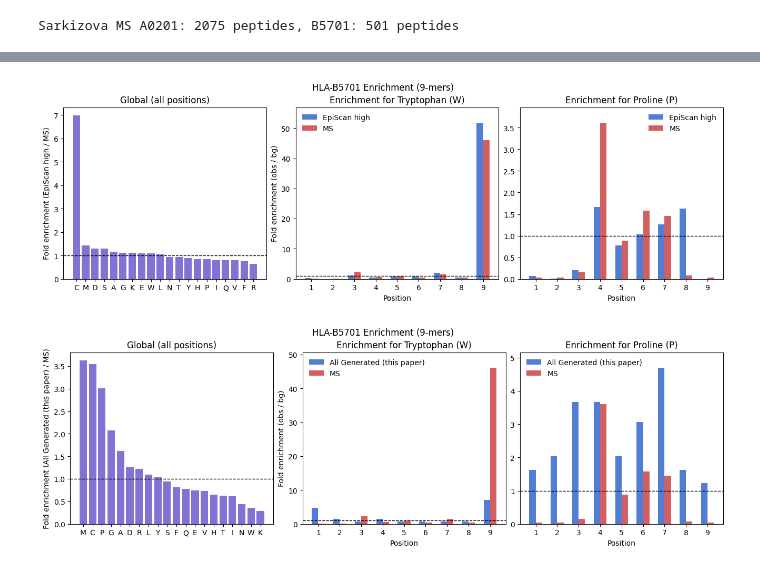
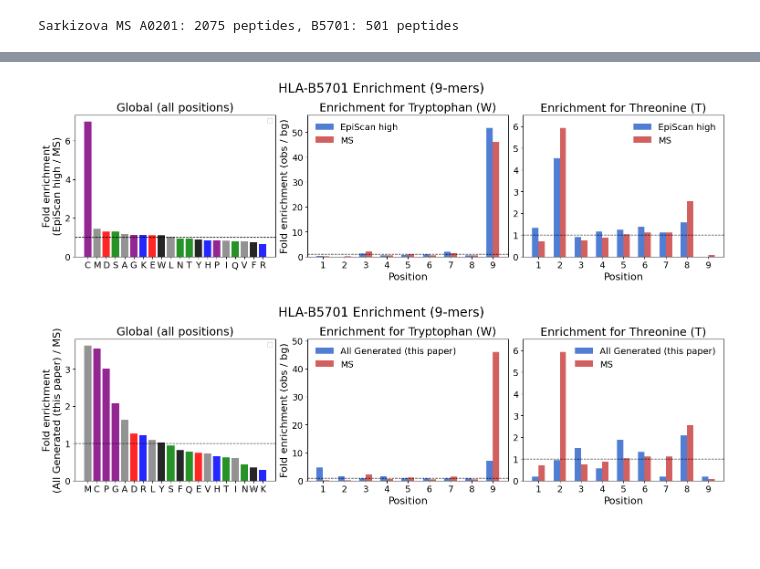
Before and after one commit to sermare/struct-mhc-dev, a Jupyter notebook: jupyter-notebook/02_baseline_with_EPISCAN.ipynb, the cells around one changed output, grey strips where cells are left out. Saved outputs shown, nothing was run; the diff lists cells and outputs as text; code cells hidden in the pictures; blank space fills up the shorter version.

```diff
--- a/jupyter-notebook/02_baseline_with_EPISCAN.ipynb
+++ b/jupyter-notebook/02_baseline_with_EPISCAN.ipynb
@@ -482,26 +501,26 @@ plot_enrichment('A0201',
 # %%
 residue = 'W'
-residue_2 = 'P'
+residue_2 = 'T'
 
 # Cell: Replication of Fig 3E for B*57:01 (EpiScan high only vs Sarkizova MS, focus C/P)
 plot_enrichment('B5701',
     pwm_method=pwm_all_epi_b57,
     pwm_ms=pwm_ms_b57,
     focus_aa=(residue, residue_2),
     label_method='EpiScan high',
     bg_freq=human_bg,
     save_fig=True,
-    save_fig_name='sarkizova_epi_b5701_enrichment_A_L')
+    save_fig_name='sarkizova_epi_b5701_enrichment_W_T')
 
 # Cell: This paper All Generated vs Sarkizova MS for B*57:01 (focus C/P)
 plot_enrichment('B5701',
  pwm_method=pwm_gen_b57,
  pwm_ms=pwm_ms_b57,
  focus_aa=(residue,residue_2),
  label_method='All Generated (this paper)',
  bg_freq=human_bg,
  save_fig=True,
- save_fig_name='sarkizova_gen_b5701_enrichment_T_S')
+ save_fig_name='sarkizova_gen_b5701_enrichment_W_T')
 # %% [output]
-[figure, old version]
+[figure, new version]
-[figure, old version]
+[figure, new version]
```
Also changed, not shown: parts of 11 cells of this notebook, 53 other files.
